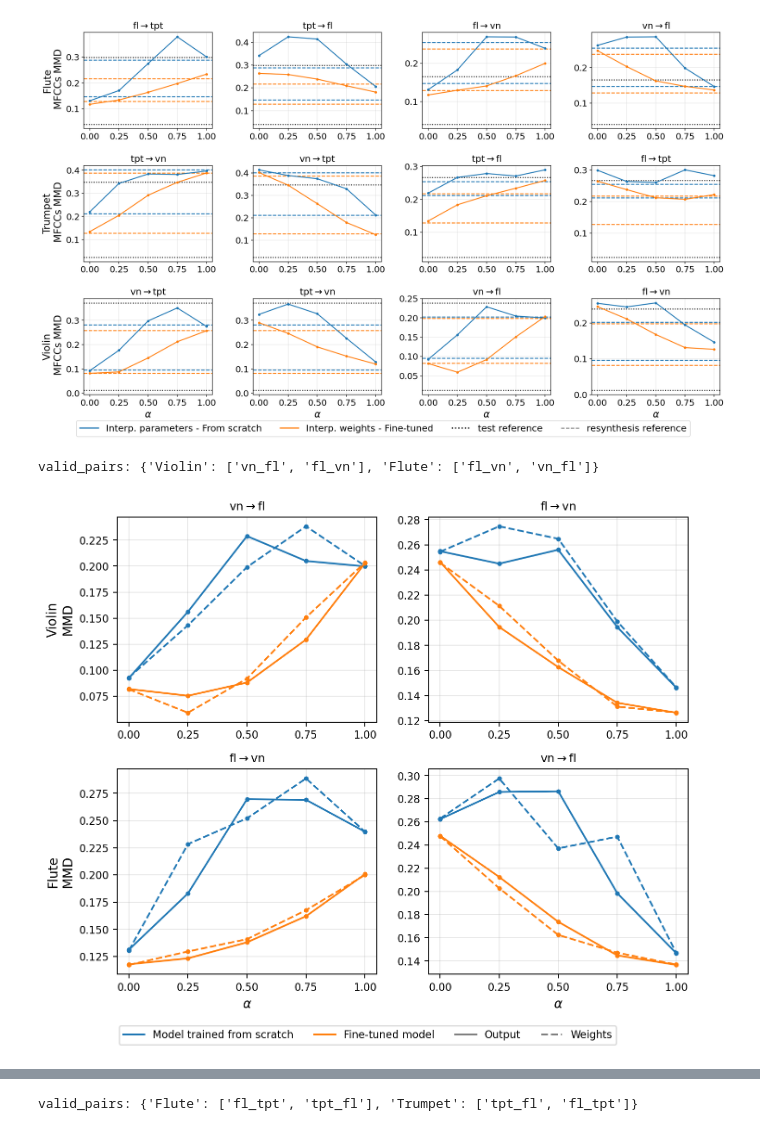
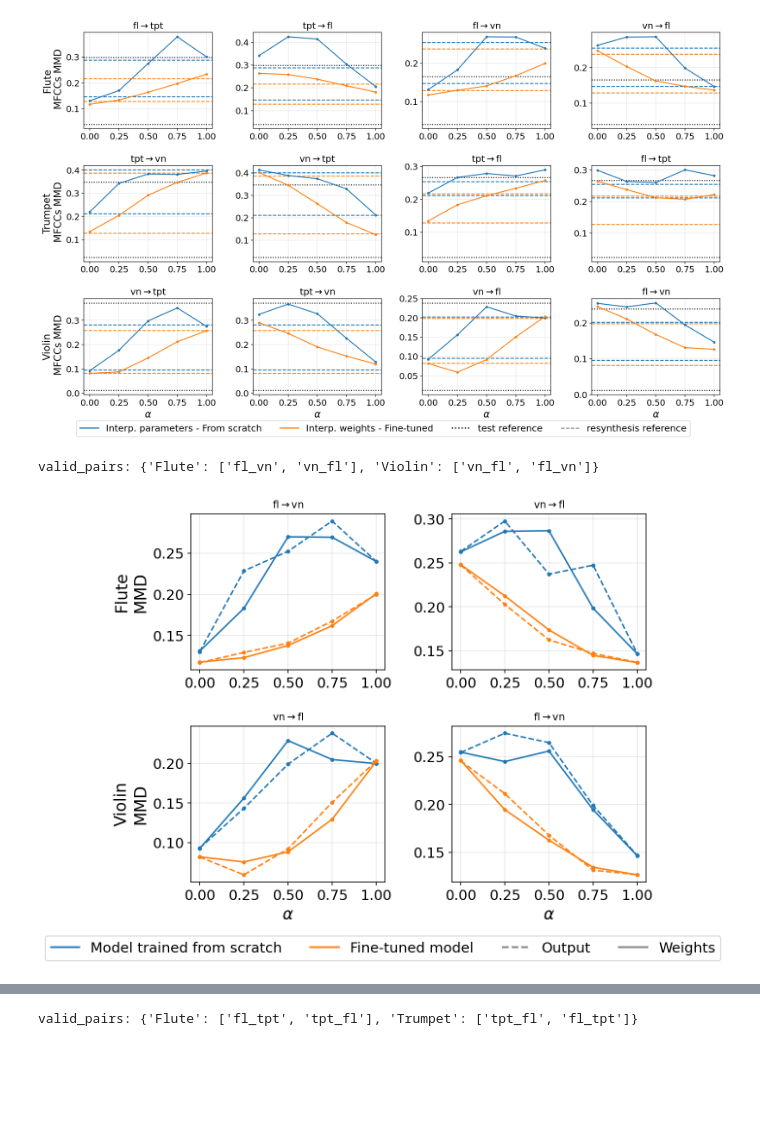
Before and after one commit to jimearruti/ddsp_interpolate, a Jupyter notebook: evaluation/analyse_mmd_results.ipynb, the cells around one changed output, grey strips where cells are left out. Drawn from its saved outputs; the diff is of its cells as text; code cells hidden in the pictures; blank space fills up the shorter version.

Commit message:
update analysis notebooks to make graphs nicer

```diff
--- a/evaluation/analyse_mmd_results.ipynb
+++ b/evaluation/analyse_mmd_results.ipynb
@@ -36,7 +36,7 @@ def reformat_alpha(df):
 all_data = reformat_alpha(data_all)
 # %%
 model_colors = {"from_scratch": "tab:blue", "finetuned": "tab:orange"}
-method_styles = {"output": "-", "weights": "--"}
+method_styles = {"output": "--", "weights": "-"}
 # %%
 plt.rcParams.update({
     "font.size": 20,
@@ -389,11 +389,6 @@ def plot_pair(allowed_instruments, all_data):
                 for method in ["output", "weights"]:
                     plot_subset(all_data, instrument, pair, method, model, ax)
 
-            for model in ["from_scratch", "finetuned"]:
-                plot_reference(all_data, instrument, pair, ax, model_colors[model])
-
-            plot_baseline(all_data, instrument, ax)
-
             ax.set_title(str(pair).replace("_", r"$\to$"), fontsize=10)
             ax.grid(alpha=0.3)
             alpha_ticks = [0, 0.25, 0.5, 0.75, 1.0]
@@ -407,8 +402,8 @@ def plot_pair(allowed_instruments, all_data):
     legend_handles = [
         Line2D([0], [0], color="tab:blue", label="Model trained from scratch"),
         Line2D([0], [0], color="tab:orange", label="Fine-tuned model"),
-        Line2D([0], [0], color="gray", linestyle="-", label="Output"),
-        Line2D([0], [0], color="gray", linestyle="--", label="Weights")
+        Line2D([0], [0], color="gray", linestyle="--", label="Output"),
+        Line2D([0], [0], color="gray", linestyle="-", label="Weights")
     ]
 
     fig.legend(
@@ -421,10 +416,10 @@ def plot_pair(allowed_instruments, all_data):
     plt.tight_layout()
     plt.show()
 # %%
-plot_pair(["Violin", "Flute"], all_data)
+plot_pair(["Flute", "Violin"], all_data)
 # %% [output]
-valid_pairs: {'Violin': ['vn_fl', 'fl_vn'], 'Flute': ['fl_vn', 'vn_fl']}
+valid_pairs: {'Flute': ['fl_vn', 'vn_fl'], 'Violin': ['vn_fl', 'fl_vn']}
-[figure, old version]
+[figure, new version]
 # %%
 plot_pair(["Violin", "Trumpet"], all_data)
 # %% [output]
```
Also changed, not shown: parts of 2 cells of this notebook, 1 other file.
